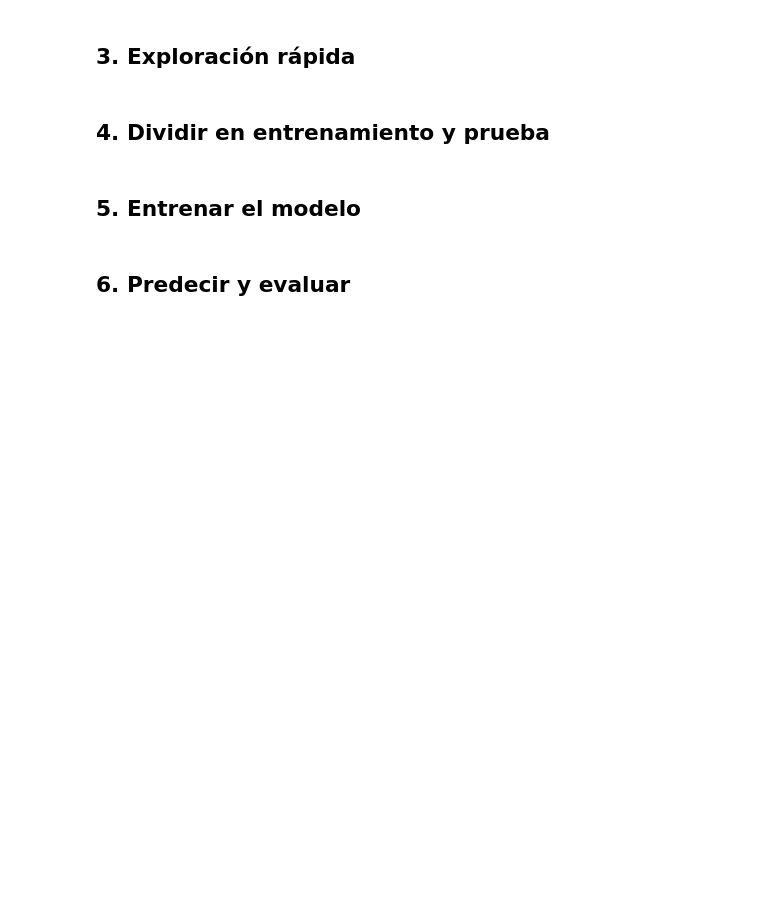
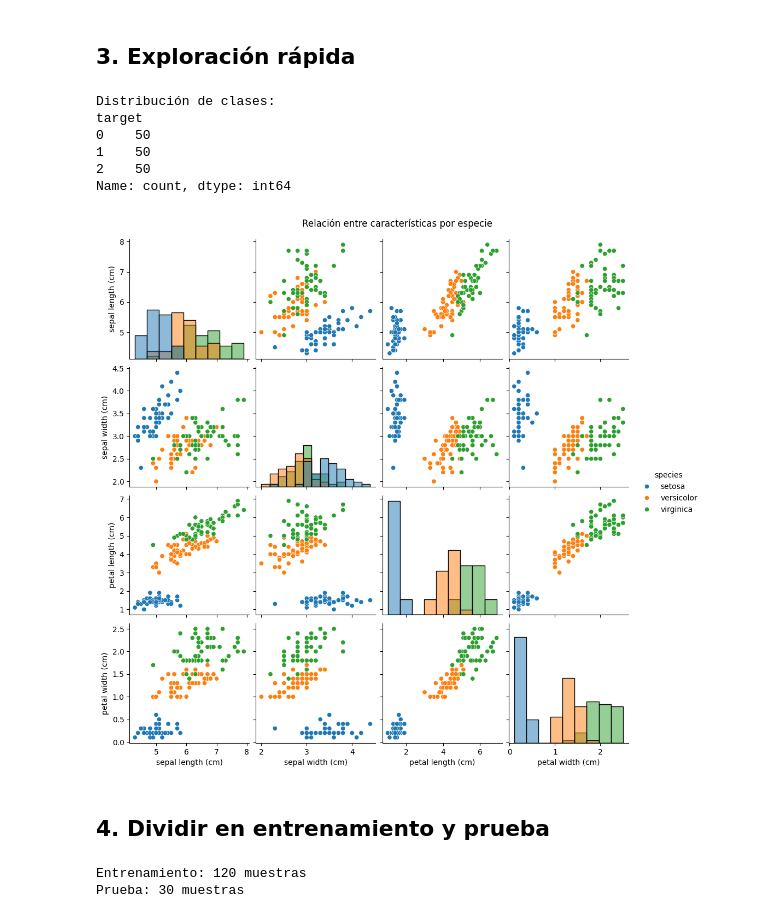
Before and after one commit to CodeandoDevTiktok/Proyecto_Machine_Learning, a Jupyter notebook: hola_mundo_ml.ipynb, the cells around one changed output. Drawn from its saved outputs; the diff is of its cells as text; code cells hidden in the pictures; blank space fills up the shorter version.

```diff
--- a/hola_mundo_ml.ipynb
+++ b/hola_mundo_ml.ipynb
@@ -53,21 +74,34 @@ X.head()
 # %%
 print("Distribución de clases:")
 print(y.value_counts().sort_index())
 
 df_plot = X.copy()
 df_plot["species"] = y.map(dict(enumerate(target_names)))
 
-sns.pairplot(df_plot, hue="species", diag_kind="hist")
-plt.suptitle("Relación entre características por especie", y=1.02)
+pairplot_fig = sns.pairplot(df_plot, hue="species", diag_kind="hist")
+pairplot_fig.fig.suptitle("Relación entre características por especie", y=1.02)
 plt.show()
+# %% [output]
+Distribución de clases:
+target
+0    50
+1    50
+2    50
+Name: count, dtype: int64
+[figure, added]
 # %% [markdown]
 ## 4. Dividir en entrenamiento y prueba
 # %%
+TEST_SIZE = 0.2
+RANDOM_STATE = 42
+N_ESTIMATORS = 100
+
 X_train, X_test, y_train, y_test = train_test_split(
-    X, y, test_size=0.2, random_state=42, stratify=y
+    X, y, test_size=TEST_SIZE, random_state=RANDOM_STATE, stratify=y
 )
 
 print(f"Entrenamiento: {X_train.shape[0]} muestras")
 print(f"Prueba: {X_test.shape[0]} muestras")
+# %% [output]
+Entrenamiento: 120 muestras
+Prueba: 30 muestras
-# %% [markdown]
-## 5. Entrenar el modelo
@@ -79,2 +107,0 @@ print("Modelo entrenado ✅")
-# %% [markdown]
-## 6. Predecir y evaluar
```
Also changed, not shown: parts of 18 cells of this notebook, 2 other files.
